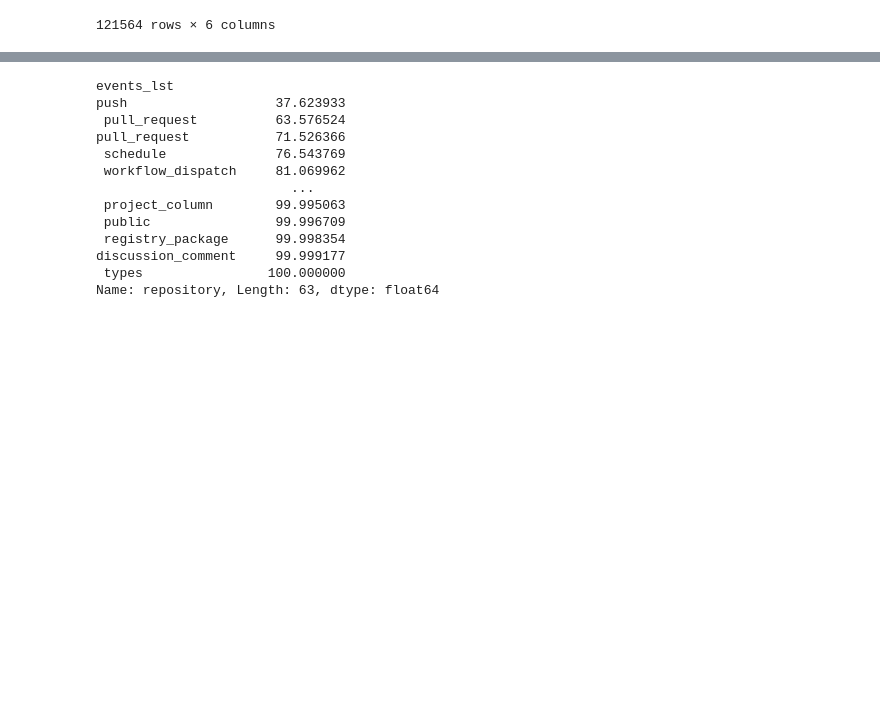
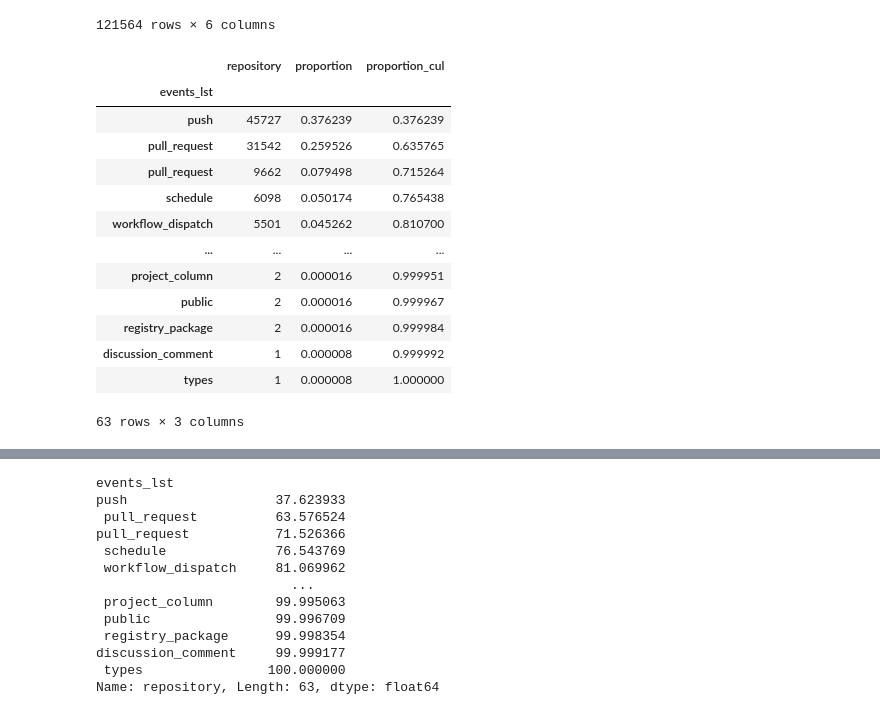
Before and after one commit to Arnaud458/data-analysis, a Jupyter notebook: notebooks/questions.ipynb, the cells around one changed output, grey strips where cells are left out. Saved outputs shown, nothing was run; the diff lists cells and outputs as text; code cells hidden in the pictures; blank space fills up the shorter version.

```diff
--- a/notebooks/questions.ipynb
+++ b/notebooks/questions.ipynb
@@ -142,6 +172,32 @@ df_f
 | 70277 | zzzm/hostsx | main.yml | Deploy | push, workflow_dispatch | 1 | push |
 | 70277 | zzzm/hostsx | main.yml | Deploy | push, workflow_dispatch | 1 | workflow_dispatch |
 121564 rows × 6 columns
+# %%
+(
+    df_f
+    .groupby(['events_lst'])
+    .agg({'repository' : 'count' })
+    .assign(proportion = lambda d:d.repository / d.repository.sum())
+    .sort_values('proportion',ascending=False)
+    .assign(proportion_cul = lambda d:d.proportion.cumsum())
+
+
+)
+# %% [output]
+|  | repository | proportion | proportion_cul |
+| events_lst |  |  |  |
+| push | 45727 | 0.376239 | 0.376239 |
+| pull_request | 31542 | 0.259526 | 0.635765 |
+| pull_request | 9662 | 0.079498 | 0.715264 |
+| schedule | 6098 | 0.050174 | 0.765438 |
+| workflow_dispatch | 5501 | 0.045262 | 0.810700 |
+| ... | ... | ... | ... |
+| project_column | 2 | 0.000016 | 0.999951 |
+| public | 2 | 0.000016 | 0.999967 |
+| registry_package | 2 | 0.000016 | 0.999984 |
+| discussion_comment | 1 | 0.000008 | 0.999992 |
+| types | 1 | 0.000008 | 1.000000 |
+63 rows × 3 columns
 # %%
 repof = df_f.groupby(['events_lst']).count()['repository']
 count_f = repof / repof.sum()
```
Also changed, not shown: parts of 2 cells of this notebook.
